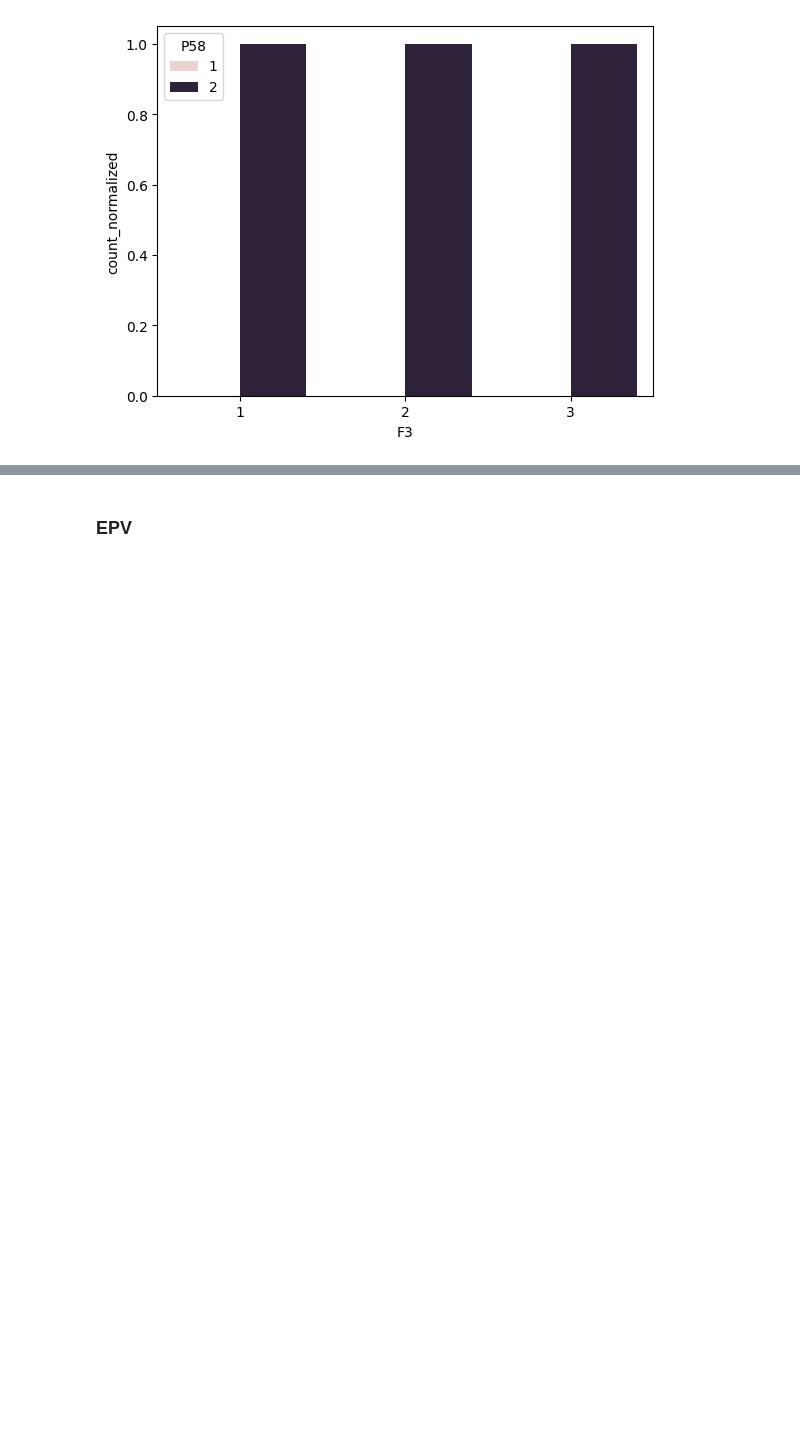
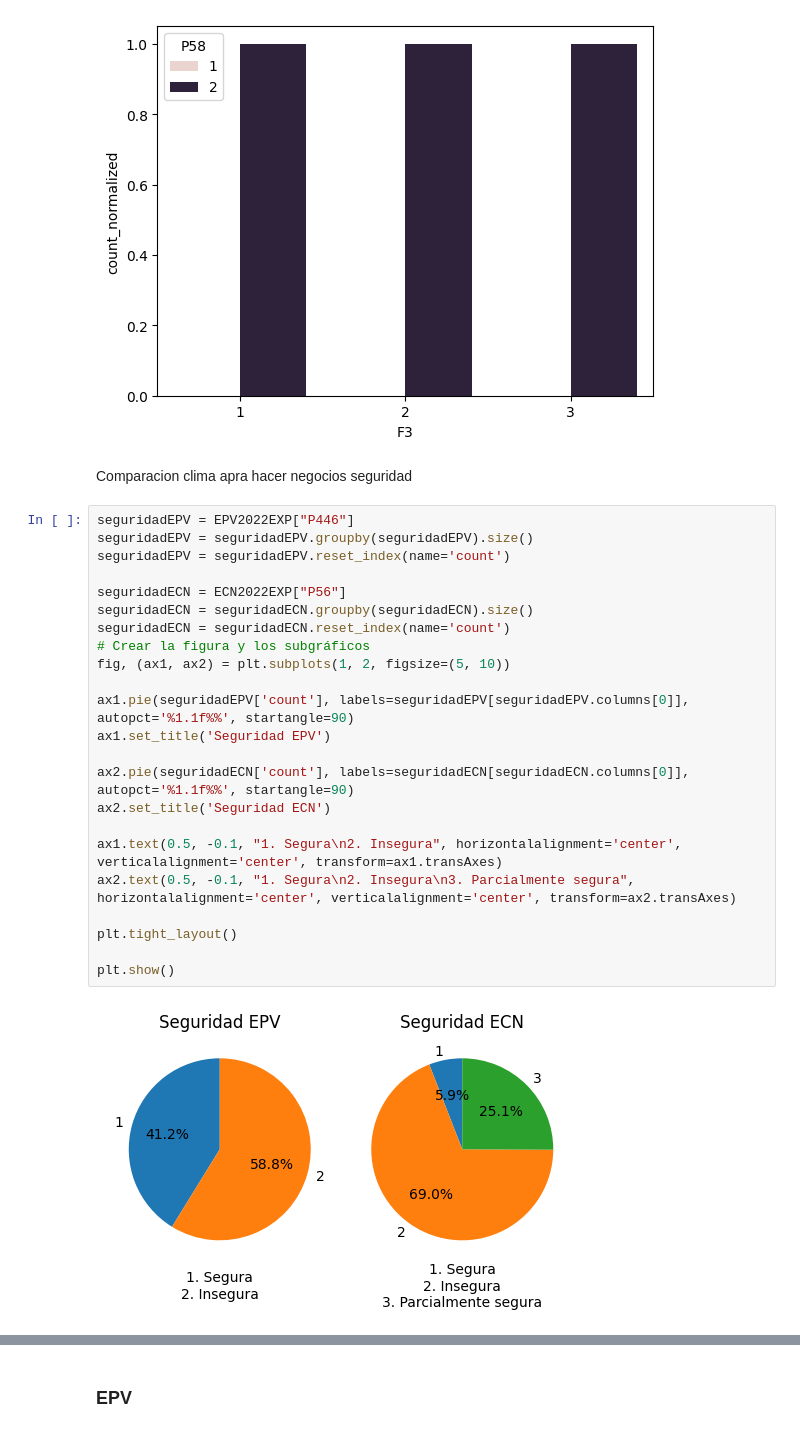
Before and after one commit to JuanParraG/dinamita-de-datos, a Jupyter notebook: Análisis de datos.ipynb, the cells around one changed output, grey strips where cells are left out. Cells and saved outputs as stored; diff of their text form; blank space fills up the shorter version.

```diff
--- a/Análisis de datos.ipynb
+++ b/Análisis de datos.ipynb
@@ -311,3 +311,30 @@ sns.barplot(data=victima_df, x='F3', y='count_normalized', hue="P58")
 # %% [output]
 <Axes: xlabel='F3', ylabel='count_normalized'>
 [figure]
+# %% [markdown]
+Comparacion clima apra hacer negocios seguridad
+# %%
+seguridadEPV = EPV2022EXP["P446"]
+seguridadEPV = seguridadEPV.groupby(seguridadEPV).size()
+seguridadEPV = seguridadEPV.reset_index(name='count')
+
+seguridadECN = ECN2022EXP["P56"]
+seguridadECN = seguridadECN.groupby(seguridadECN).size()
+seguridadECN = seguridadECN.reset_index(name='count')
+# Crear la figura y los subgráficos
+fig, (ax1, ax2) = plt.subplots(1, 2, figsize=(5, 10))
+
+ax1.pie(seguridadEPV['count'], labels=seguridadEPV[seguridadEPV.columns[0]], autopct='%1.1f%%', startangle=90)
+ax1.set_title('Seguridad EPV')
+
+ax2.pie(seguridadECN['count'], labels=seguridadECN[seguridadECN.columns[0]], autopct='%1.1f%%', startangle=90)
+ax2.set_title('Seguridad ECN')
+
+ax1.text(0.5, -0.1, "1. Segura\n2. Insegura", horizontalalignment='center', verticalalignment='center', transform=ax1.transAxes)
+ax2.text(0.5, -0.1, "1. Segura\n2. Insegura\n3. Parcialmente segura", horizontalalignment='center', verticalalignment='center', transform=ax2.transAxes)
+
+plt.tight_layout()
+
+plt.show()
+# %% [output]
+[figure, added]
```
Also changed, not shown: parts of 8 cells of this notebook.
